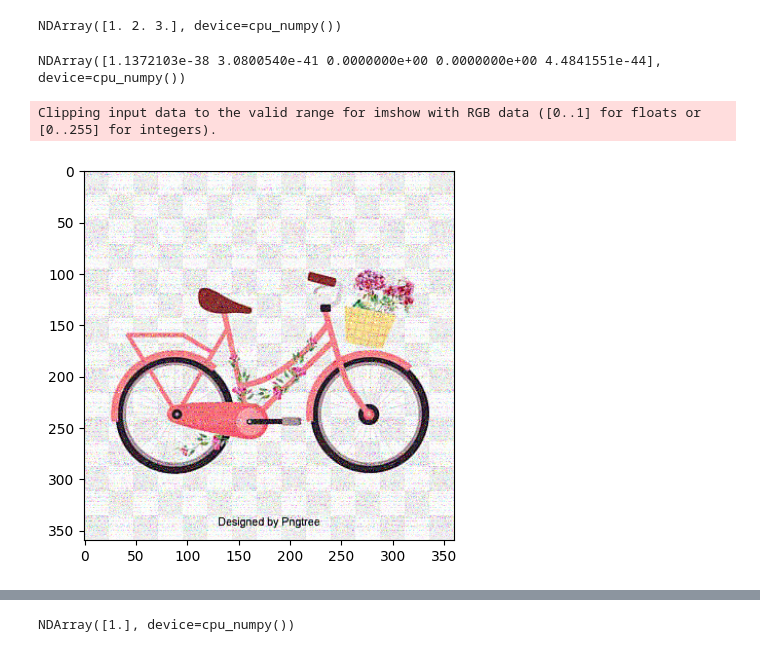
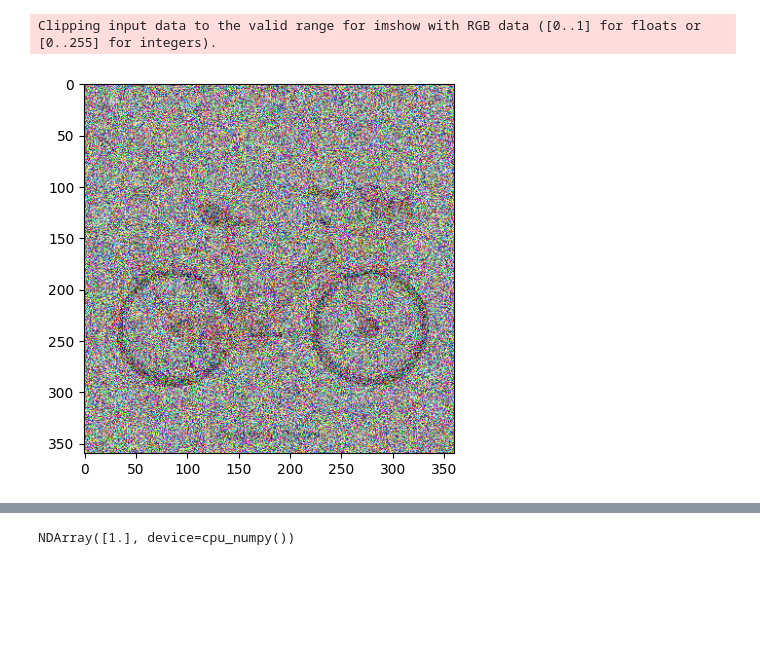
Before and after one commit to Edyarich/dlsystems-final-project, a Jupyter notebook: forward.ipynb, the cells around one changed output, grey strips where cells are left out. Saved outputs shown, nothing was run; the diff lists cells and outputs as text; code cells hidden in the pictures; blank space fills up the shorter version.

```diff
--- a/forward.ipynb
+++ b/forward.ipynb
@@ -8,14 +8,6 @@ import needle as ndl
 from needle import array_api, Tensor, NDArray
 import matplotlib.pyplot as plt
 import matplotlib.image as mpimg
-# %%
-Tensor([1, 2, 3]).cached_data
-# %% [output]
-NDArray([1. 2. 3.], device=cpu_numpy())
-# %%
-array_api.default_device().empty((5,))
-# %% [output]
-NDArray([1.1372103e-38 3.0800540e-41 0.0000000e+00 0.0000000e+00 4.4841551e-44], device=cpu_numpy())
 # %%
 img = mpimg.imread("data/image.png")
 # %%
@@ -23,7 +15,8 @@ model = ndl.nn.Diffusion(100)
-# %%
-t = Tensor(torch.randint(0, 5, (img.shape[0],)).long())
-plt.imshow((model.q_sample(Tensor(img), t)).numpy());
-# %% [output]
-Clipping input data to the valid range for imshow with RGB data ([0..1] for floats or [0..255] for integers).
-[figure, removed]
+# %%
+model_ans = model.q_sample(Tensor(img), Tensor([200]))
+img_to_show = model_ans.numpy()
+plt.imshow(img_to_show);
+# %% [output]
+Clipping input data to the valid range for imshow with RGB data ([0..1] for floats or [0..255] for integers).
+[figure, added]
 # %%
```
Also changed, not shown: parts of 2 cells of this notebook, 6 other files.
